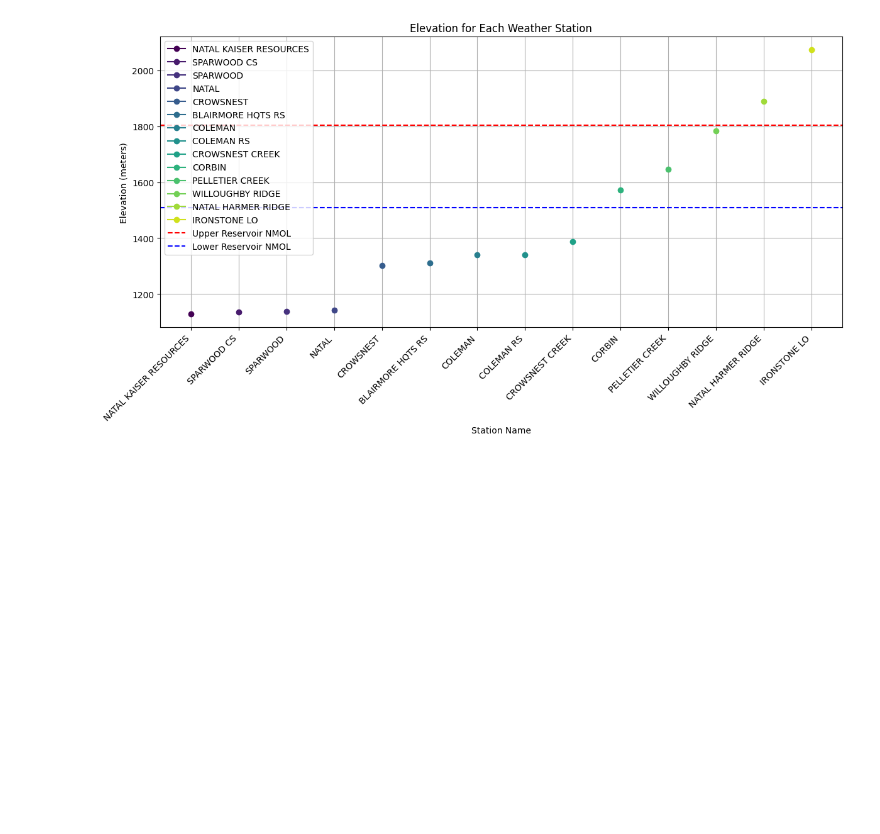
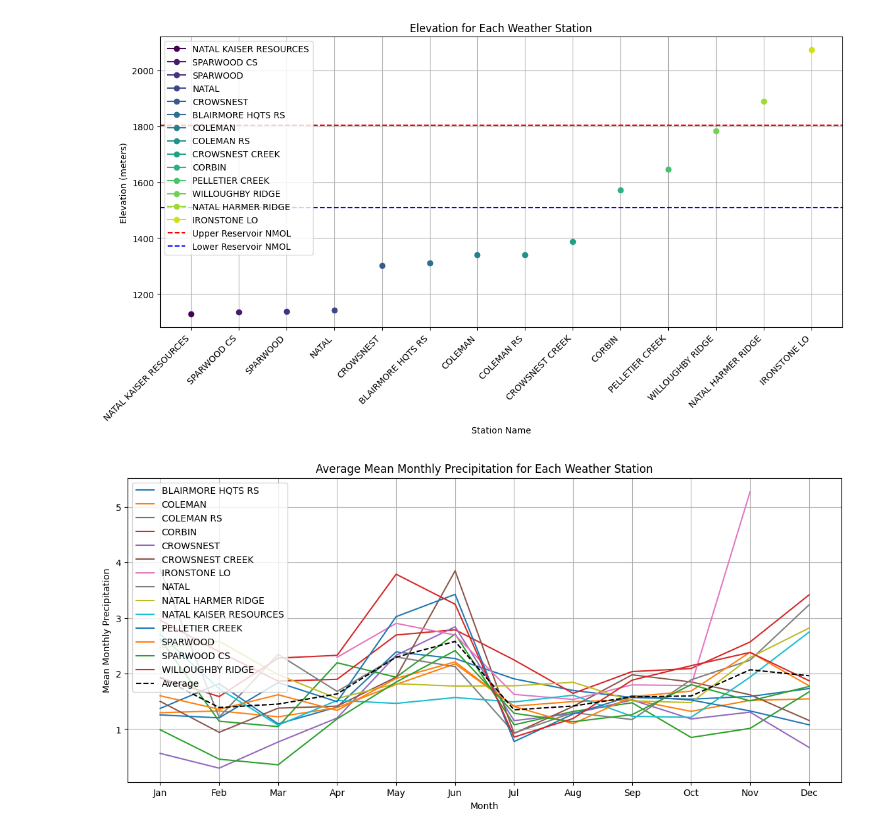
Before and after one commit to moniquebeaulieu/TM_PHES, a Jupyter notebook: EDA.ipynb, the cells around one changed output. Cells and saved outputs as stored; diff of their text form; code cells hidden in the pictures; blank space fills up the shorter version.

```diff
--- a/EDA.ipynb
+++ b/EDA.ipynb
@@ -395,3 +395,39 @@ plt.grid(True)
 plt.show()
 # %% [output]
 [figure]
+# %%
+
+import pandas as pd
+import matplotlib.pyplot as plt
+
+
+# Group by 'station_name', 'year', and 'month' and calculate the mean precipitation
+mean_monthly_precip = (
+    weathercan_df.groupby(['station_name', 'month'])['total_precip']
+    .mean()
+    .reset_index()
+)
+
+# Group by 'month' and calculate the average mean monthly precipitation for each station
+average_monthly_precip = mean_monthly_precip.groupby('month')['total_precip'].mean().reset_index()
+
+# Pivot the table to have each station as a line on the plot
+station_monthly_precip = mean_monthly_precip.pivot(index='month', columns='station_name', values='total_precip')
+
+# Plotting the line chart for average mean monthly precipitation for each station
+plt.figure(figsize=(14, 6))
+for station in station_monthly_precip.columns:
+    plt.plot(station_monthly_precip.index, station_monthly_precip[station], label=station)
+
+# Plotting the average mean monthly precipitation line
+plt.plot(average_monthly_precip['month'], average_monthly_precip['total_precip'], linestyle='--', color='black', label='Average')
+
+plt.title('Average Mean Monthly Precipitation for Each Weather Station')
+plt.xlabel('Month')
+plt.ylabel('Mean Monthly Precipitation')
+plt.xticks(range(1, 13), ['Jan', 'Feb', 'Mar', 'Apr', 'May', 'Jun', 'Jul', 'Aug', 'Sep', 'Oct', 'Nov', 'Dec'])
+plt.legend()
+plt.grid(True)
+plt.show()
+# %% [output]
+[figure, added]
```
Also changed, not shown: parts of 4 cells of this notebook.
